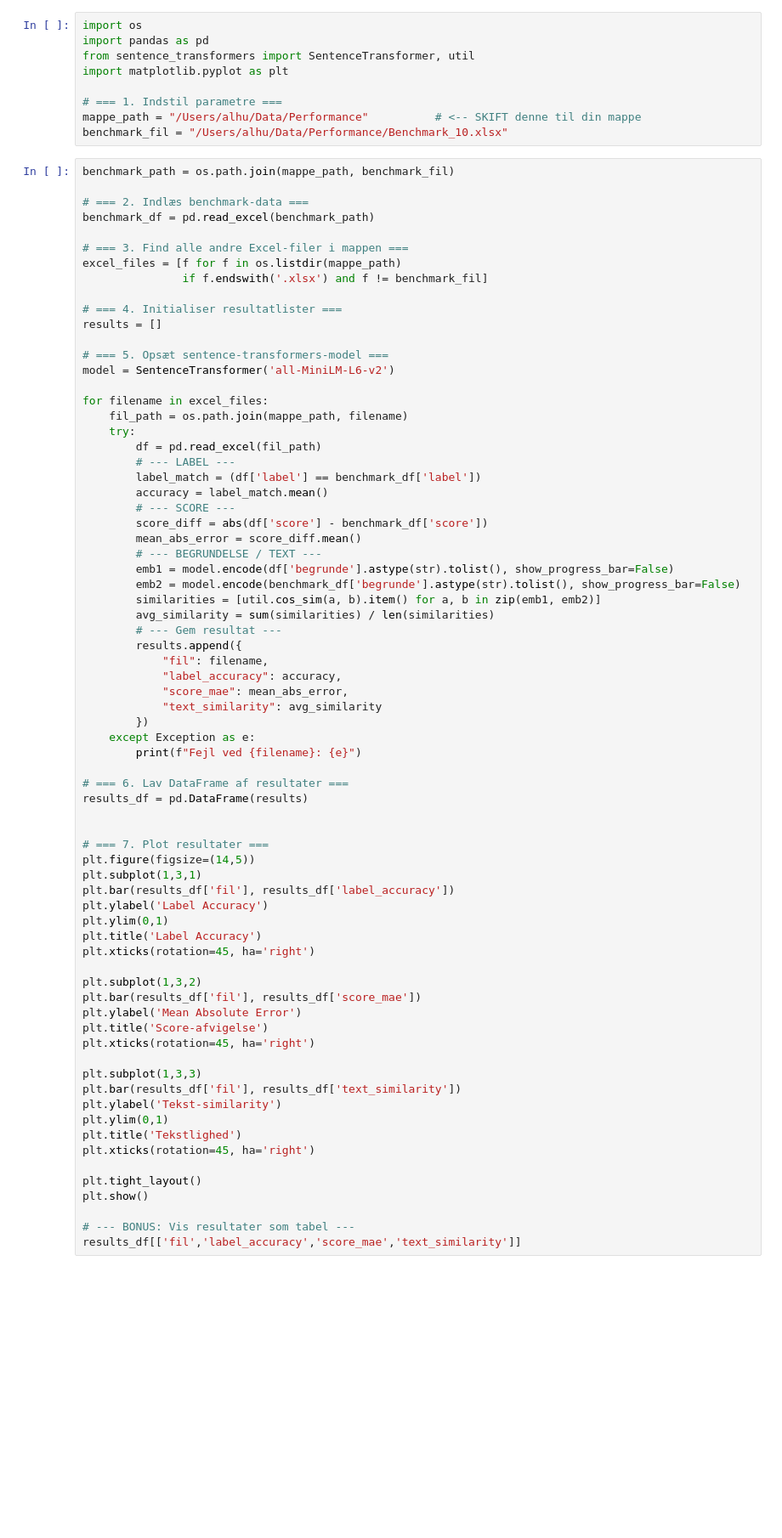
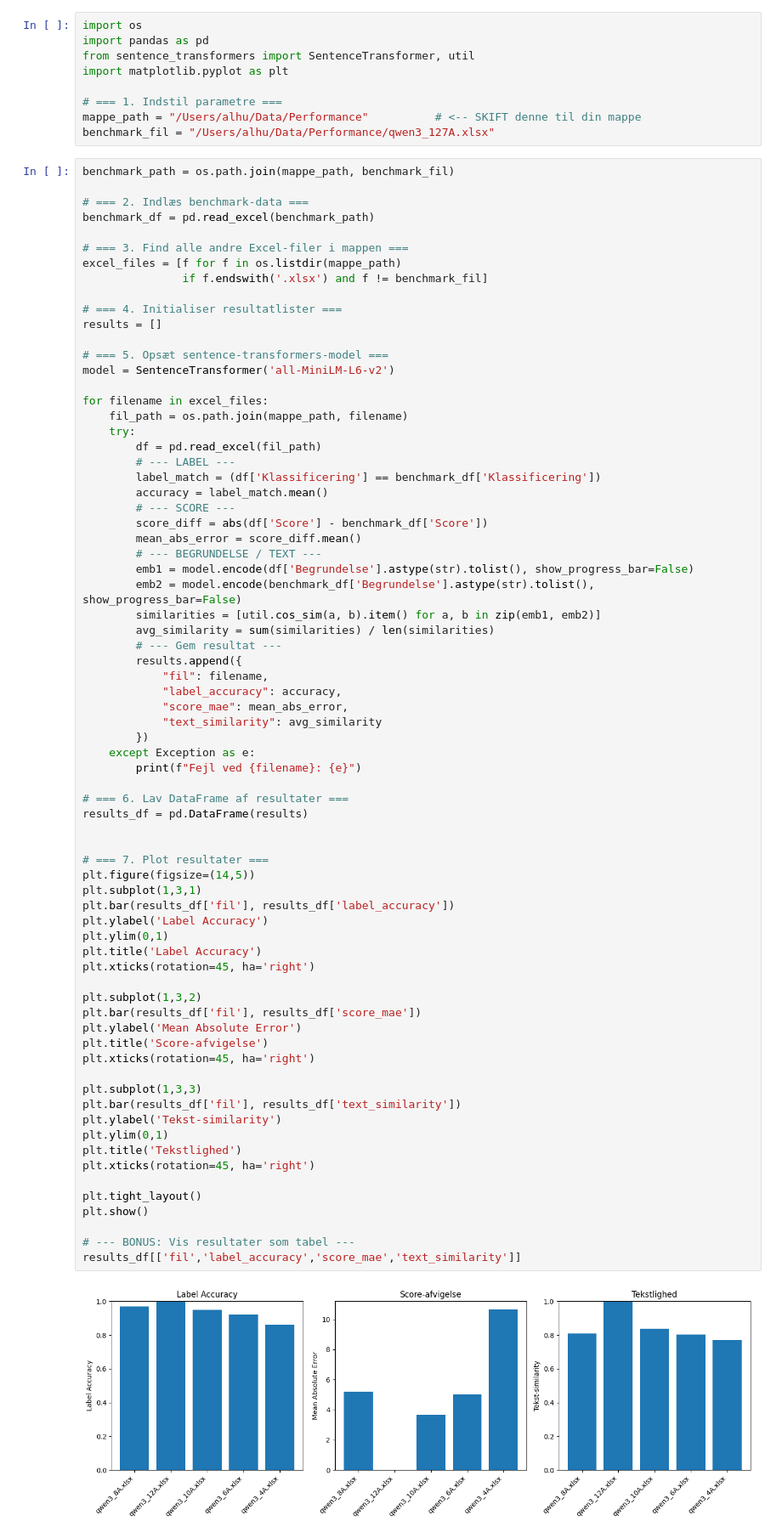
Before and after one commit to aleudework/llm-pipelines, a Jupyter notebook: benchmark/faktura_benchmarking.ipynb, the cells around one changed output. Shown at 85% size. Drawn from its saved outputs; the diff is of its cells as text; blank space fills up the shorter version.

```diff
--- a/benchmark/faktura_benchmarking.ipynb
+++ b/benchmark/faktura_benchmarking.ipynb
@@ -6,7 +6,7 @@ import matplotlib.pyplot as plt
 
 # === 1. Indstil parametre ===
 mappe_path = "/Users/alhu/Data/Performance"          # <-- SKIFT denne til din mappe
-benchmark_fil = "/Users/alhu/Data/Performance/Benchmark_10.xlsx"
+benchmark_fil = "/Users/alhu/Data/Performance/qwen3_127A.xlsx"
 # %%
 benchmark_path = os.path.join(mappe_path, benchmark_fil)
 
@@ -28,14 +28,14 @@ for filename in excel_files:
     try:
         df = pd.read_excel(fil_path)
         # --- LABEL ---
-        label_match = (df['label'] == benchmark_df['label'])
+        label_match = (df['Klassificering'] == benchmark_df['Klassificering'])
         accuracy = label_match.mean()
         # --- SCORE ---
-        score_diff = abs(df['score'] - benchmark_df['score'])
+        score_diff = abs(df['Score'] - benchmark_df['Score'])
         mean_abs_error = score_diff.mean()
         # --- BEGRUNDELSE / TEXT ---
-        emb1 = model.encode(df['begrunde'].astype(str).tolist(), show_progress_bar=False)
-        emb2 = model.encode(benchmark_df['begrunde'].astype(str).tolist(), show_progress_bar=False)
+        emb1 = model.encode(df['Begrundelse'].astype(str).tolist(), show_progress_bar=False)
+        emb2 = model.encode(benchmark_df['Begrundelse'].astype(str).tolist(), show_progress_bar=False)
         similarities = [util.cos_sim(a, b).item() for a, b in zip(emb1, emb2)]
         avg_similarity = sum(similarities) / len(similarities)
         # --- Gem resultat ---
@@ -52,30 +52,32 @@ for filename in excel_files:
 results_df = pd.DataFrame(results)
 
 
 # === 7. Plot resultater ===
 plt.figure(figsize=(14,5))
 plt.subplot(1,3,1)
 plt.bar(results_df['fil'], results_df['label_accuracy'])
 plt.ylabel('Label Accuracy')
 plt.ylim(0,1)
 plt.title('Label Accuracy')
 plt.xticks(rotation=45, ha='right')
 
 plt.subplot(1,3,2)
 plt.bar(results_df['fil'], results_df['score_mae'])
 plt.ylabel('Mean Absolute Error')
 plt.title('Score-afvigelse')
 plt.xticks(rotation=45, ha='right')
 
 plt.subplot(1,3,3)
 plt.bar(results_df['fil'], results_df['text_similarity'])
 plt.ylabel('Tekst-similarity')
 plt.ylim(0,1)
 plt.title('Tekstlighed')
 plt.xticks(rotation=45, ha='right')
 
 plt.tight_layout()
 plt.show()
 
 # --- BONUS: Vis resultater som tabel ---
 results_df[['fil','label_accuracy','score_mae','text_similarity']]
+# %% [output]
+[figure, added]
```
Also changed, not shown: parts of 2 cells of this notebook, 2 other files.
